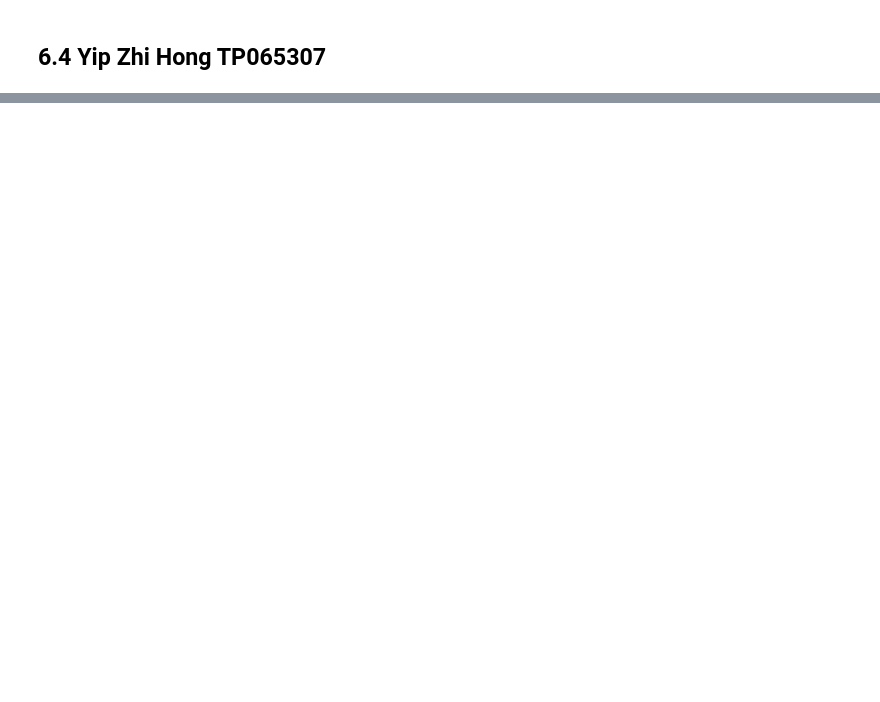
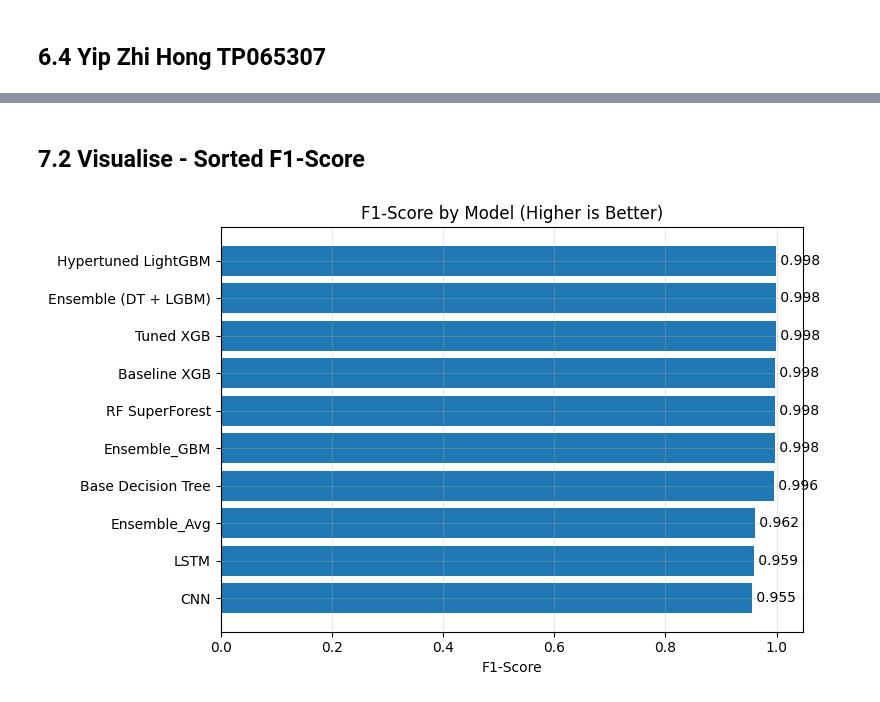
Before and after one commit to hadeswithming23/DeepLearning, a Jupyter notebook: GroupG_DLI.ipynb, the cells around one changed output, grey strips where cells are left out. Drawn from its saved outputs; the diff is of its cells as text; code cells hidden in the pictures; blank space fills up the shorter version.

Commit message:
Comparison Among Models

```diff
--- a/GroupG_DLI.ipynb
+++ b/GroupG_DLI.ipynb
@@ -703,11 +703,11 @@ plt.show()
 # ----------------------------
 # Combine Results
 # ----------------------------
-results_df = pd.DataFrame([baseline_results, grid_results])
+russell_df = pd.DataFrame([baseline_results, grid_results])
 
 pd.set_option('display.float_format', '{:.7f}'.format)
 print("\n=== Model Comparison ===")
-print(results_df)
+print(russell_df)
 pd.set_option('display.float_format', '{:.3f}'.format)
 
 
@@ -1114,0 +1273,26 @@ weighted avg     0.9979    0.9979    0.9979     37792
+# %% [markdown]
+## 7.2 Visualise - Sorted F1-Score
+# %%
+import matplotlib.pyplot as plt
+import numpy as np
+
+# Ensure consistent types
+plot_f1 = comparison_df[['Model','F1_Score']].copy()
+plot_f1 = plot_f1.dropna(subset=['F1_Score'])
+plot_f1 = plot_f1.sort_values('F1_Score', ascending=True)
+
+plt.figure(figsize=(8, 5))
+ypos = np.arange(len(plot_f1))
+plt.barh(ypos, plot_f1['F1_Score'])
+plt.yticks(ypos, plot_f1['Model'])
+plt.xlabel('F1-Score')
+plt.title('F1-Score by Model (Higher is Better)')
+
+# annotate bars
+for i, v in enumerate(plot_f1['F1_Score'].values):
+    plt.text(v, i, f' {v:.3f}', va='center')
+
+plt.tight_layout()
+plt.show()
+# %% [output]
+[figure, added]
```
Also changed, not shown: parts of 17 cells of this notebook.
